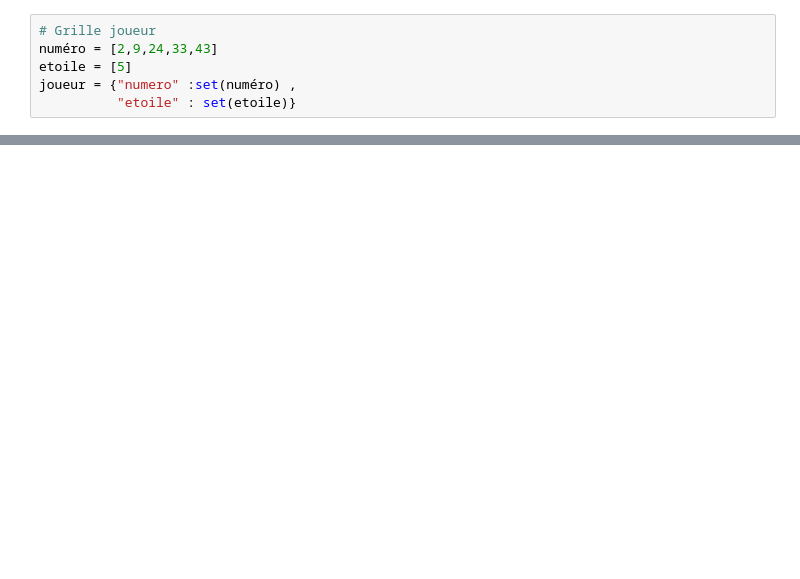
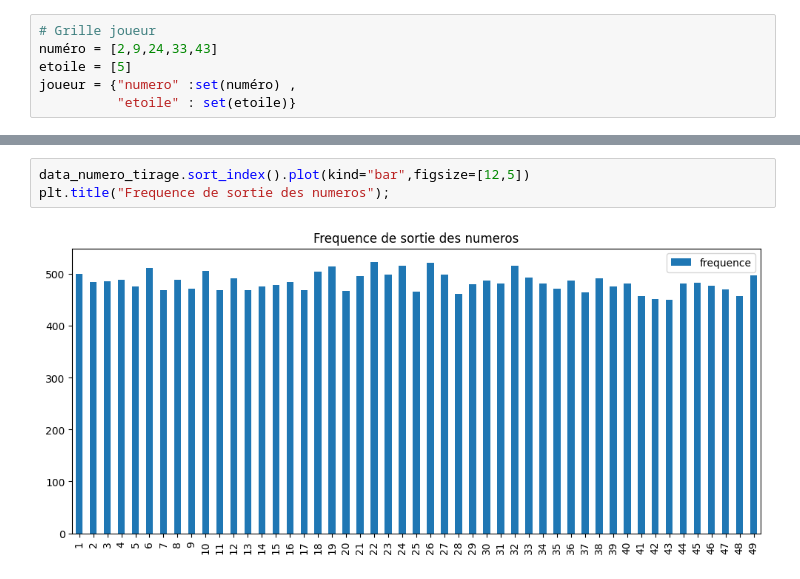
Before and after one commit to vigreux8/loto-simulateur, a Jupyter notebook: main.ipynb, the cells around one changed output, grey strips where cells are left out. Cells and saved outputs as stored; diff of their text form; blank space fills up the shorter version.

```diff
--- a/main.ipynb
+++ b/main.ipynb
@@ -141,0 +152,5 @@ data_loto.nlargest(20,"Gain").nlargest(30,"Gain")
+# %%
+data_numero_tirage.sort_index().plot(kind="bar",figsize=[12,5])
+plt.title("Frequence de sortie des numeros");
+# %% [output]
+[figure, added]
```
Also changed, not shown: parts of 6 cells of this notebook.
